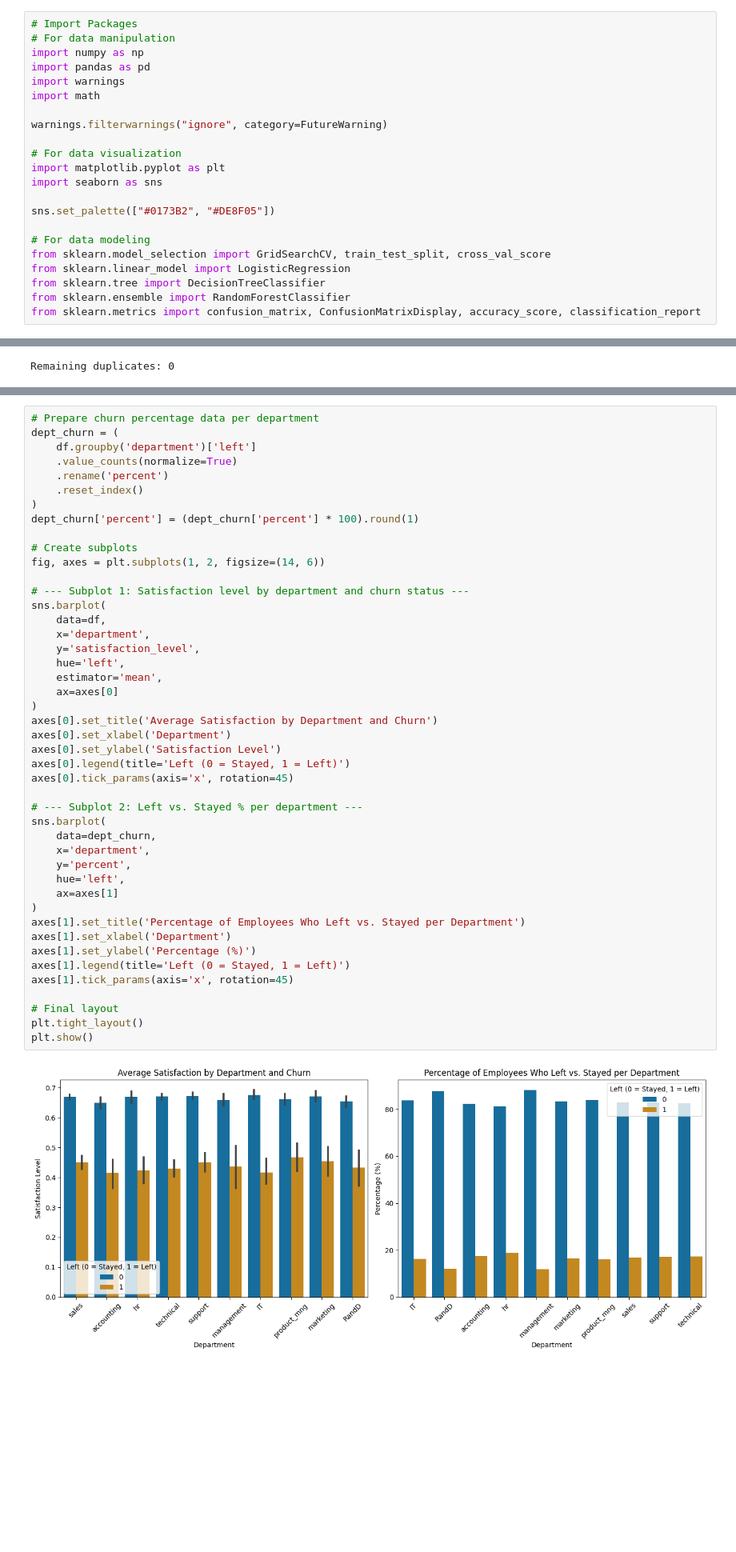
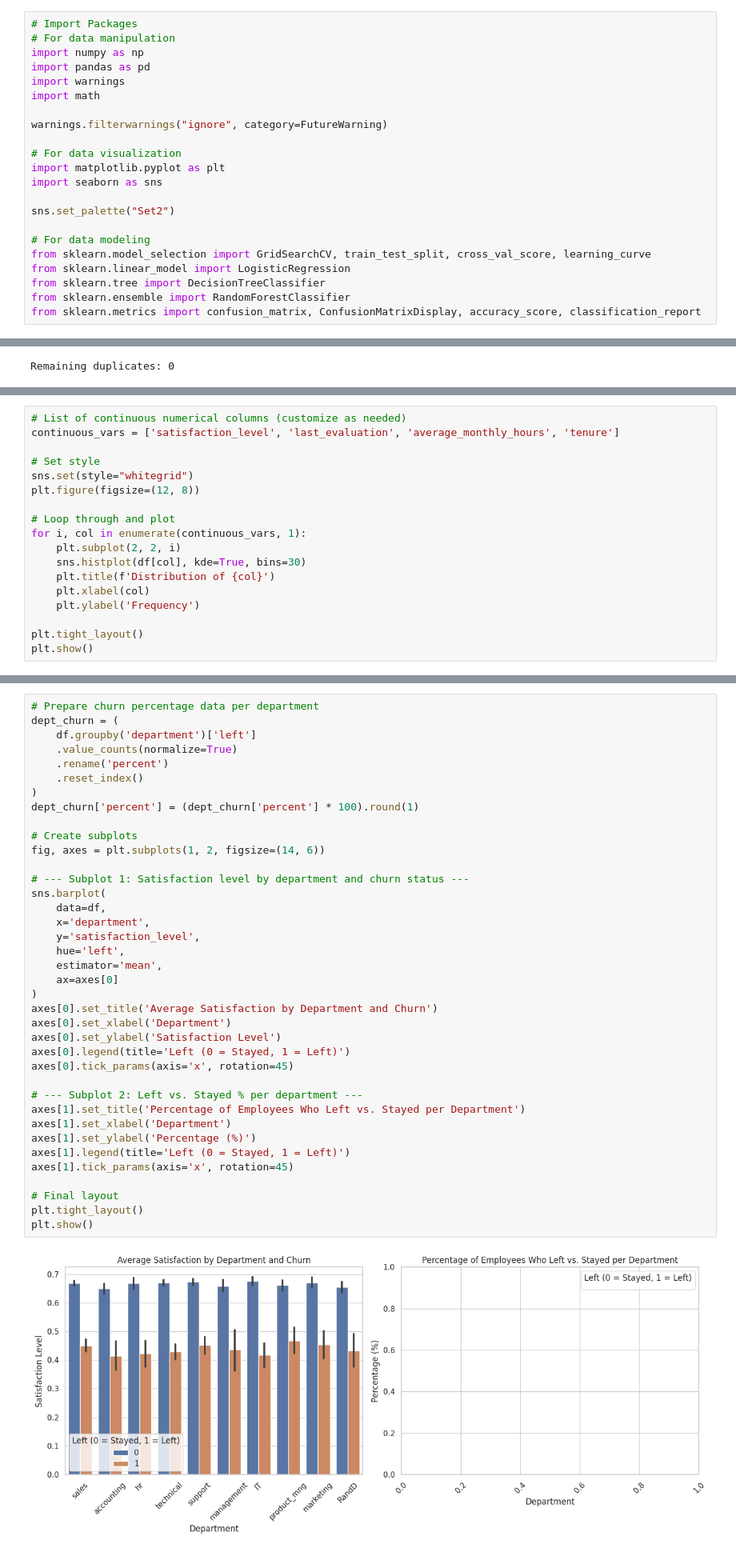
Before and after one commit to Dayyak/Employee-retention-Analysis, a Jupyter notebook: google-capstone-employee-retention-project.ipynb, the cells around one changed output, grey strips where cells are left out. Shown at 80% size. Drawn from its saved outputs; the diff is of its cells as text; blank space fills up the shorter version.

```diff
--- a/google-capstone-employee-retention-project.ipynb
+++ b/google-capstone-employee-retention-project.ipynb
@@ -42,10 +43,10 @@ warnings.filterwarnings("ignore", category=FutureWarning)
 import matplotlib.pyplot as plt
 import seaborn as sns
 
-sns.set_palette(["#0173B2", "#DE8F05"])
+sns.set_palette("Set2")
 
 # For data modeling
-from sklearn.model_selection import GridSearchCV, train_test_split, cross_val_score
+from sklearn.model_selection import GridSearchCV, train_test_split, cross_val_score, learning_curve
 from sklearn.linear_model import LogisticRegression
 from sklearn.tree import DecisionTreeClassifier
 from sklearn.ensemble import RandomForestClassifier
@@ -206,0 +171,18 @@ Remaining duplicates: 0
+# %%
+# List of continuous numerical columns (customize as needed)
+continuous_vars = ['satisfaction_level', 'last_evaluation', 'average_monthly_hours', 'tenure']
+
+# Set style
+sns.set(style="whitegrid")
+plt.figure(figsize=(12, 8))
+
+# Loop through and plot
+for i, col in enumerate(continuous_vars, 1):
+    plt.subplot(2, 2, i)
+    sns.histplot(df[col], kde=True, bins=30)
+    plt.title(f'Distribution of {col}')
+    plt.xlabel(col)
+    plt.ylabel('Frequency')
+
+plt.tight_layout()
+plt.show()
@@ -304,41 +283,34 @@ dept_churn['percent'] = (dept_churn['percent'] * 100).round(1)
 
 # Create subplots
 fig, axes = plt.subplots(1, 2, figsize=(14, 6))
 
 # --- Subplot 1: Satisfaction level by department and churn status ---
 sns.barplot(
     data=df,
     x='department',
     y='satisfaction_level',
     hue='left',
     estimator='mean',
     ax=axes[0]
 )
 axes[0].set_title('Average Satisfaction by Department and Churn')
 axes[0].set_xlabel('Department')
 axes[0].set_ylabel('Satisfaction Level')
 axes[0].legend(title='Left (0 = Stayed, 1 = Left)')
 axes[0].tick_params(axis='x', rotation=45)
 
 # --- Subplot 2: Left vs. Stayed % per department ---
-sns.barplot(
-    data=dept_churn,
-    x='department',
-    y='percent',
-    hue='left',
-    ax=axes[1]
-)
 axes[1].set_title('Percentage of Employees Who Left vs. Stayed per Department')
 axes[1].set_xlabel('Department')
 axes[1].set_ylabel('Percentage (%)')
 axes[1].legend(title='Left (0 = Stayed, 1 = Left)')
 axes[1].tick_params(axis='x', rotation=45)
 
 # Final layout
 plt.tight_layout()
 plt.show()
 # %% [output]
-[figure, old version]
+[figure, new version]
 # %% [markdown]
 As observed from the above plots comparing the proportion of employees who left versus stayed and their corresponding satisfaction levels, there is **no significant difference** across most departments. This suggests that the department feature may not have a strong influence.
 # %%
```
Also changed, not shown: parts of 95 cells of this notebook.
